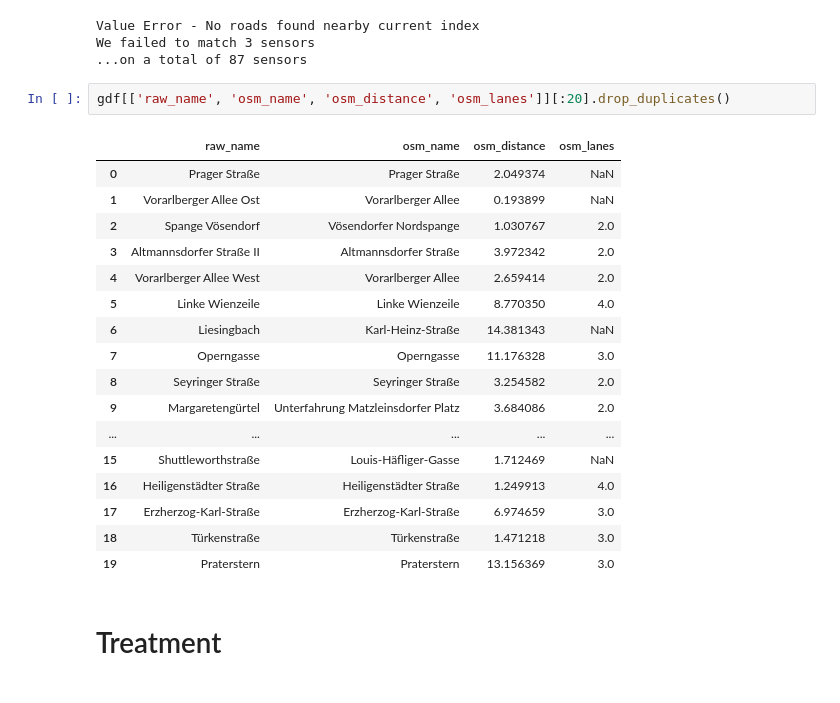
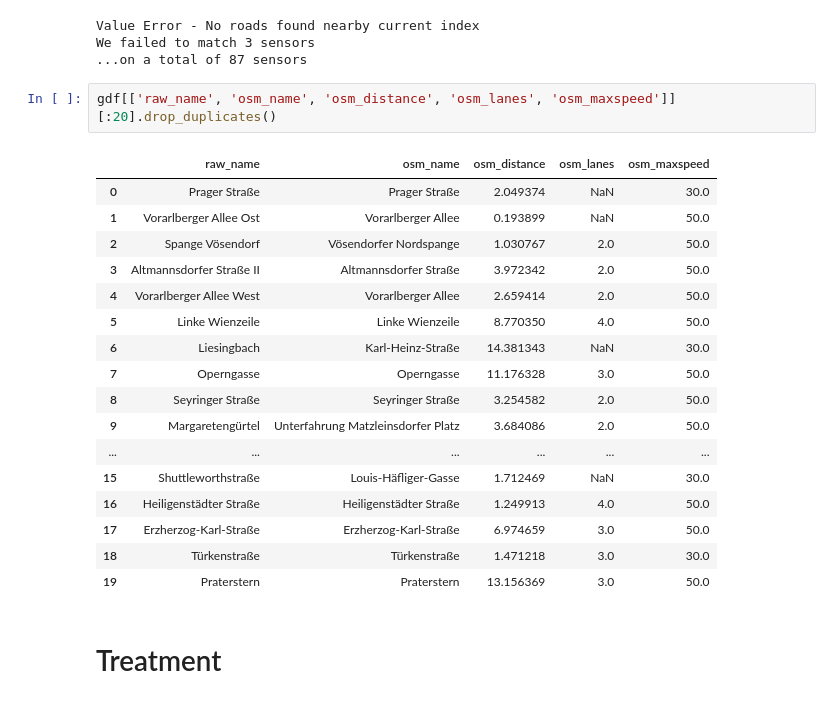
Before and after one commit to XavB64/traffic-volume-data-EU-cities, a Jupyter notebook: Austria/Vienna/vienna.ipynb, the cells around one changed output. Cells and saved outputs as stored; diff of their text form.

```diff
--- a/Austria/Vienna/vienna.ipynb
+++ b/Austria/Vienna/vienna.ipynb
@@ -91,25 +91,25 @@ Value Error - No roads found nearby current index
 We failed to match 3 sensors
 ...on a total of 87 sensors
 # %%
-gdf[['raw_name', 'osm_name', 'osm_distance', 'osm_lanes']][:20].drop_duplicates()
+gdf[['raw_name', 'osm_name', 'osm_distance', 'osm_lanes', 'osm_maxspeed']][:20].drop_duplicates()
 # %% [output]
-|  | raw_name | osm_name | osm_distance | osm_lanes |
-| 0 | Prager Straße | Prager Straße | 2.049374 | NaN |
-| 1 | Vorarlberger Allee Ost | Vorarlberger Allee | 0.193899 | NaN |
-| 2 | Spange Vösendorf | Vösendorfer Nordspange | 1.030767 | 2.0 |
-| 3 | Altmannsdorfer Straße II | Altmannsdorfer Straße | 3.972342 | 2.0 |
-| 4 | Vorarlberger Allee West | Vorarlberger Allee | 2.659414 | 2.0 |
-| 5 | Linke Wienzeile | Linke Wienzeile | 8.770350 | 4.0 |
-| 6 | Liesingbach | Karl-Heinz-Straße | 14.381343 | NaN |
-| 7 | Operngasse | Operngasse | 11.176328 | 3.0 |
-| 8 | Seyringer Straße | Seyringer Straße | 3.254582 | 2.0 |
-| 9 | Margaretengürtel | Unterfahrung Matzleinsdorfer Platz | 3.684086 | 2.0 |
-| ... | ... | ... | ... | ... |
-| 15 | Shuttleworthstraße | Louis-Häfliger-Gasse | 1.712469 | NaN |
-| 16 | Heiligenstädter Straße | Heiligenstädter Straße | 1.249913 | 4.0 |
-| 17 | Erzherzog-Karl-Straße | Erzherzog-Karl-Straße | 6.974659 | 3.0 |
-| 18 | Türkenstraße | Türkenstraße | 1.471218 | 3.0 |
-| 19 | Praterstern | Praterstern | 13.156369 | 3.0 |
+|  | raw_name | osm_name | osm_distance | osm_lanes | osm_maxspeed |
+| 0 | Prager Straße | Prager Straße | 2.049374 | NaN | 30.0 |
+| 1 | Vorarlberger Allee Ost | Vorarlberger Allee | 0.193899 | NaN | 50.0 |
+| 2 | Spange Vösendorf | Vösendorfer Nordspange | 1.030767 | 2.0 | 50.0 |
+| 3 | Altmannsdorfer Straße II | Altmannsdorfer Straße | 3.972342 | 2.0 | 50.0 |
+| 4 | Vorarlberger Allee West | Vorarlberger Allee | 2.659414 | 2.0 | 50.0 |
+| 5 | Linke Wienzeile | Linke Wienzeile | 8.770350 | 4.0 | 50.0 |
+| 6 | Liesingbach | Karl-Heinz-Straße | 14.381343 | NaN | 30.0 |
+| 7 | Operngasse | Operngasse | 11.176328 | 3.0 | 50.0 |
+| 8 | Seyringer Straße | Seyringer Straße | 3.254582 | 2.0 | 50.0 |
+| 9 | Margaretengürtel | Unterfahrung Matzleinsdorfer Platz | 3.684086 | 2.0 | 50.0 |
+| ... | ... | ... | ... | ... | ... |
+| 15 | Shuttleworthstraße | Louis-Häfliger-Gasse | 1.712469 | NaN | 30.0 |
+| 16 | Heiligenstädter Straße | Heiligenstädter Straße | 1.249913 | 4.0 | 50.0 |
+| 17 | Erzherzog-Karl-Straße | Erzherzog-Karl-Straße | 6.974659 | 3.0 | 50.0 |
+| 18 | Türkenstraße | Türkenstraße | 1.471218 | 3.0 | 30.0 |
+| 19 | Praterstern | Praterstern | 13.156369 | 3.0 | 50.0 |
 # %% [markdown]
 # Treatment
 # %%
```
Also changed, not shown: parts of 4 cells of this notebook, 9 other files.
